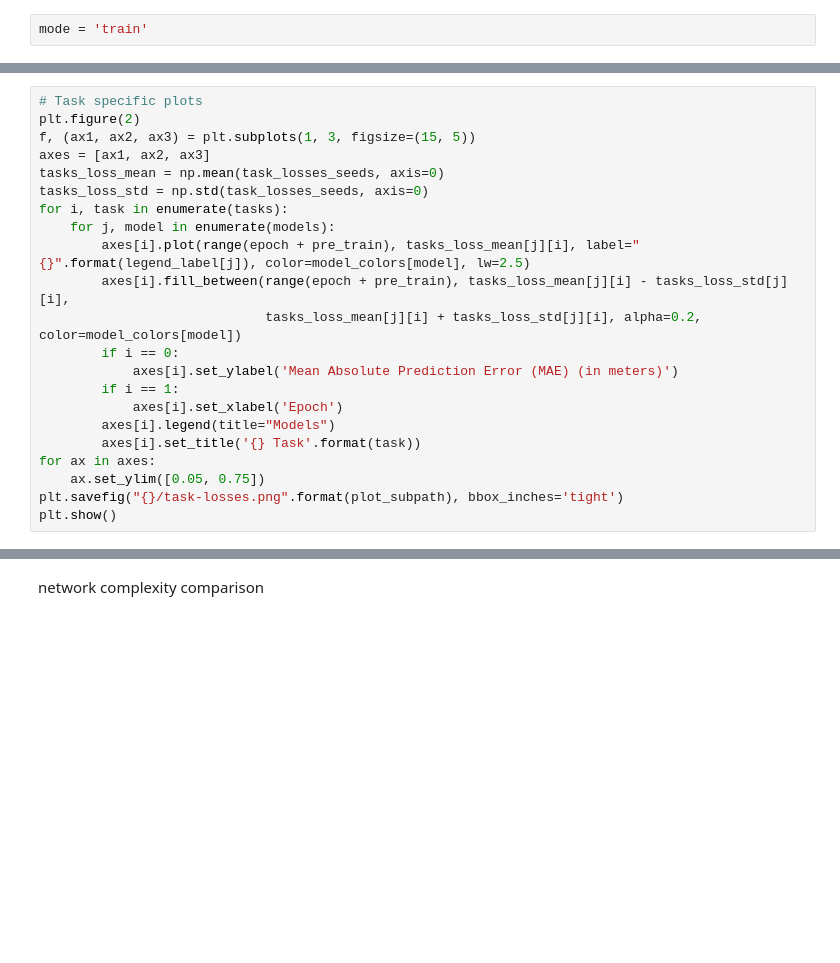
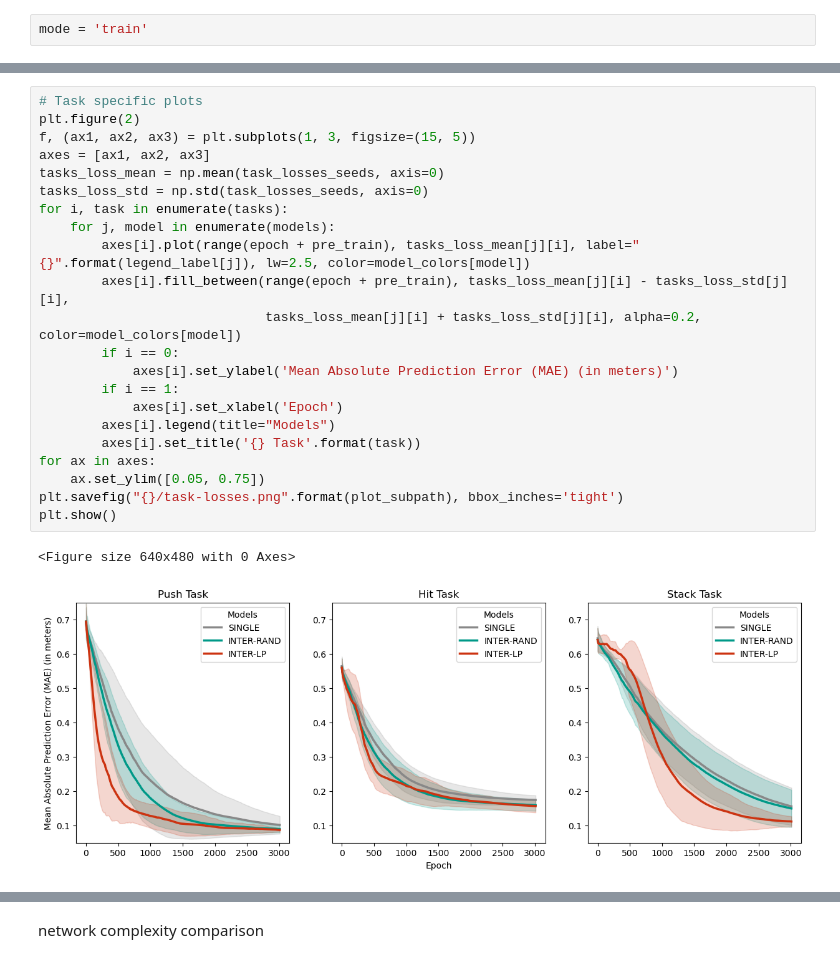
Before and after one commit to sayhanne/IMTL, a Jupyter notebook: plotting.ipynb, the cells around one changed output, grey strips where cells are left out. Drawn from its saved outputs; the diff is of its cells as text; blank space fills up the shorter version.

```diff
--- a/plotting.ipynb
+++ b/plotting.ipynb
@@ -124,25 +129,28 @@ plt.show()
 # %%
 # Task specific plots
 plt.figure(2)
 f, (ax1, ax2, ax3) = plt.subplots(1, 3, figsize=(15, 5))
 axes = [ax1, ax2, ax3]
 tasks_loss_mean = np.mean(task_losses_seeds, axis=0)
 tasks_loss_std = np.std(task_losses_seeds, axis=0)
 for i, task in enumerate(tasks):
     for j, model in enumerate(models):
-        axes[i].plot(range(epoch + pre_train), tasks_loss_mean[j][i], label="{}".format(legend_label[j]), color=model_colors[model], lw=2.5)
+        axes[i].plot(range(epoch + pre_train), tasks_loss_mean[j][i], label="{}".format(legend_label[j]), lw=2.5, color=model_colors[model])
         axes[i].fill_between(range(epoch + pre_train), tasks_loss_mean[j][i] - tasks_loss_std[j][i],
                              tasks_loss_mean[j][i] + tasks_loss_std[j][i], alpha=0.2, color=model_colors[model])
         if i == 0:
             axes[i].set_ylabel('Mean Absolute Prediction Error (MAE) (in meters)')
         if i == 1:
             axes[i].set_xlabel('Epoch')
         axes[i].legend(title="Models")
         axes[i].set_title('{} Task'.format(task))
 for ax in axes:
     ax.set_ylim([0.05, 0.75])
 plt.savefig("{}/task-losses.png".format(plot_subpath), bbox_inches='tight')
 plt.show()
+# %% [output]
+<Figure size 640x480 with 0 Axes>
+[figure, added]
 # %%
 plt.figure(3)
 f, (ax4, ax5, ax6) = plt.subplots(1, 3, figsize=(15, 5))
```
Also changed, not shown: parts of 7 cells of this notebook, 3 other files.
